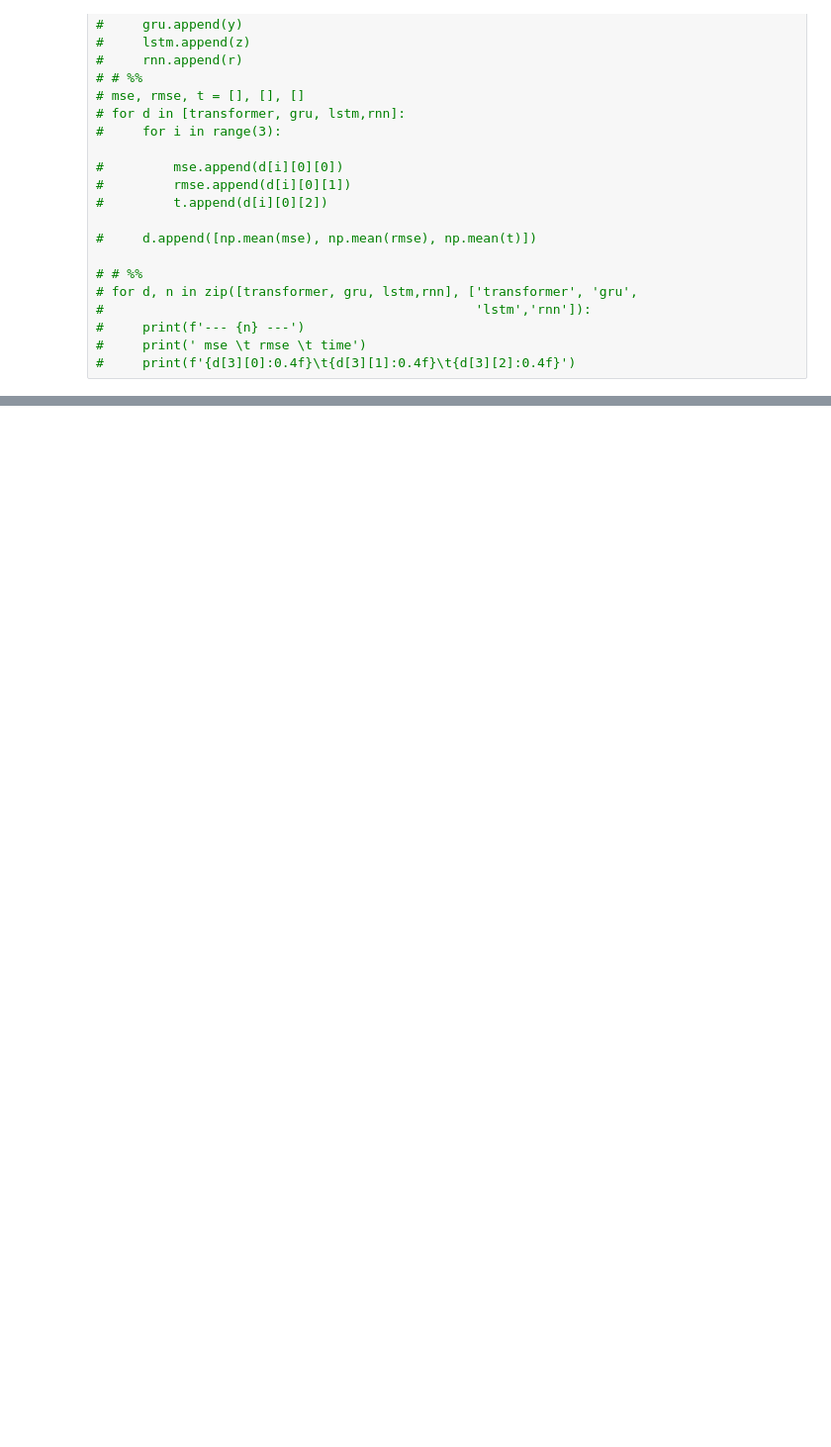
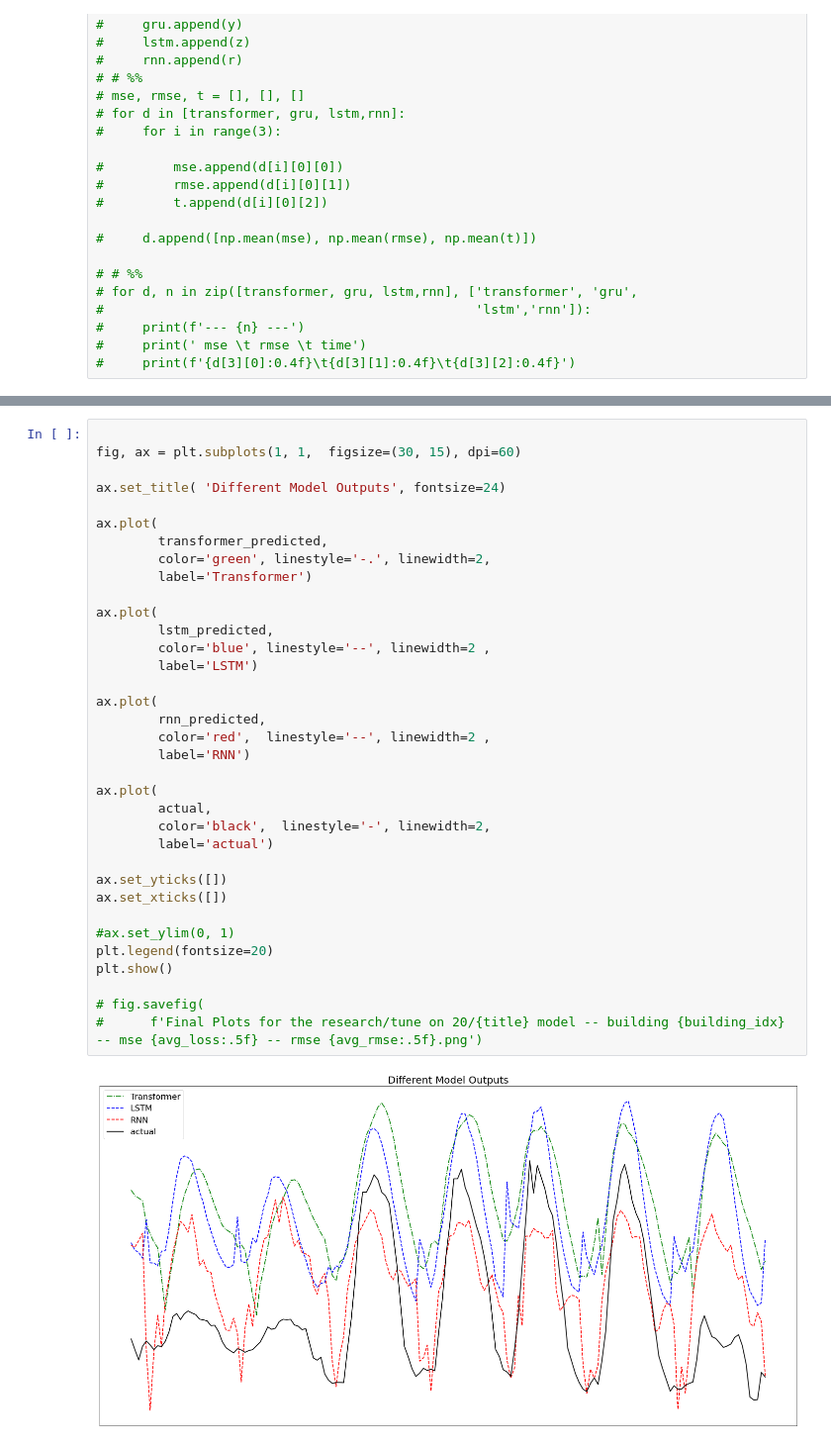
Before and after one commit to shomerthesec/Research-Buildings-Energy-forecasting-using-Deep-Learning, a Jupyter notebook: Fine-tuning our models and creating final plots.ipynb, the cells around one changed output, grey strips where cells are left out. Shown: that part at 99% size. Cells and saved outputs as stored; diff of their text form; blank space fills up the shorter version.

Commit message:
adding plots for the final research purposal

```diff
--- a/Fine-tuning our models and creating final plots.ipynb
+++ b/Fine-tuning our models and creating final plots.ipynb
@@ -174,0 +233,37 @@ mape= 0.2197289975148542
+# %%
+
+fig, ax = plt.subplots(1, 1,  figsize=(30, 15), dpi=60)
+
+ax.set_title( 'Different Model Outputs', fontsize=24)
+
+ax.plot(
+        transformer_predicted,
+        color='green', linestyle='-.', linewidth=2,
+        label='Transformer')
+
+ax.plot(
+        lstm_predicted,
+        color='blue', linestyle='--', linewidth=2 ,
+        label='LSTM')
+
+ax.plot(
+        rnn_predicted,
+        color='red',  linestyle='--', linewidth=2 ,
+        label='RNN')
+
+ax.plot(
+        actual,
+        color='black',  linestyle='-', linewidth=2,
+        label='actual')
+
+ax.set_yticks([])
+ax.set_xticks([])
+
+#ax.set_ylim(0, 1)
+plt.legend(fontsize=20)
+plt.show()
+
+# fig.savefig(
+#      f'Final Plots for the research/tune on 20/{title} model -- building {building_idx} -- mse {avg_loss:.5f} -- rmse {avg_rmse:.5f}.png')
+# %% [output]
+[figure, added]
```
Also changed, not shown: parts of 2 cells of this notebook.
